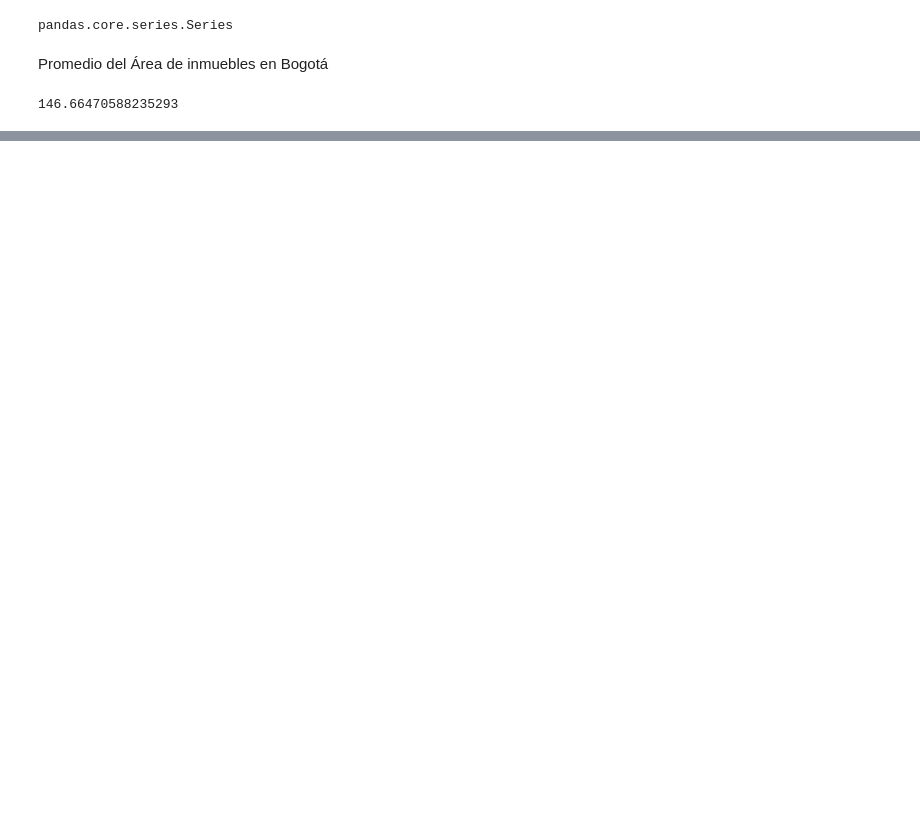
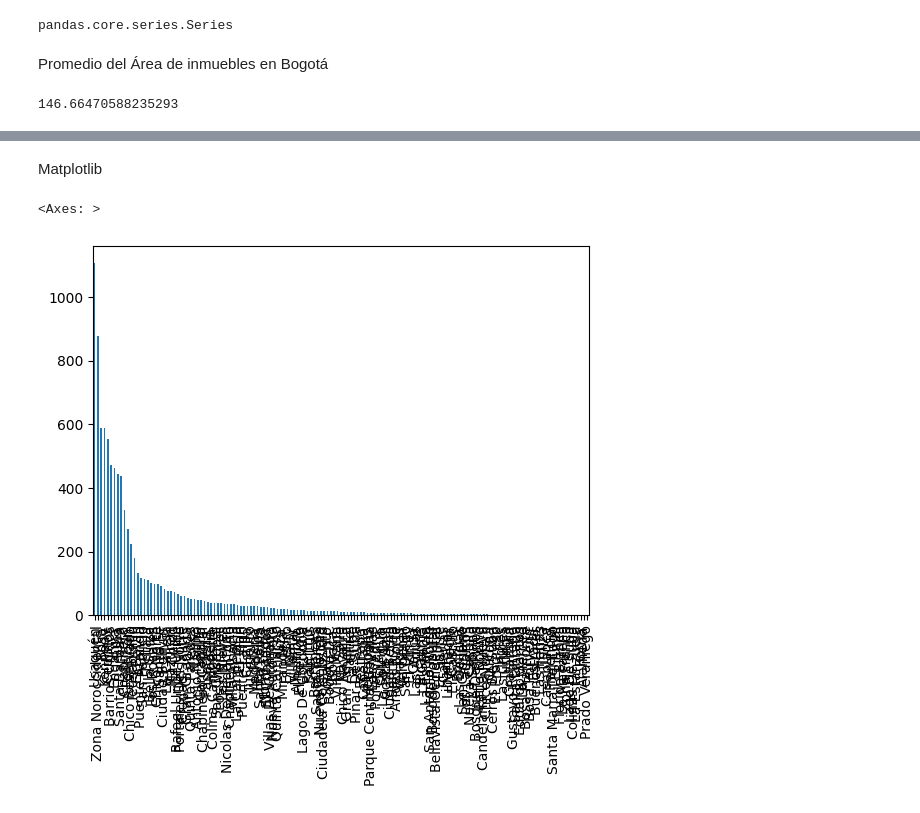
Before and after one commit to nestormarlier/alura-latam, a Jupyter notebook: Inmersion_Datos_Aula1.ipynb, the cells around one changed output, grey strips where cells are left out. Saved outputs shown, nothing was run; the diff lists cells and outputs as text; code cells hidden in the pictures; blank space fills up the shorter version.

```diff
--- a/Inmersion_Datos_Aula1.ipynb
+++ b/Inmersion_Datos_Aula1.ipynb
@@ -119,0 +227,8 @@ inmuebles.Area.mean()
+# %% [markdown]
+Matplotlib
+# %%
+inmuebles_barrio = inmuebles.Barrio.value_counts()
+inmuebles_barrio.plot.bar()
+# %% [output]
+<Axes: >
+[figure, added]
```
Also changed, not shown: parts of 34 cells of this notebook.
